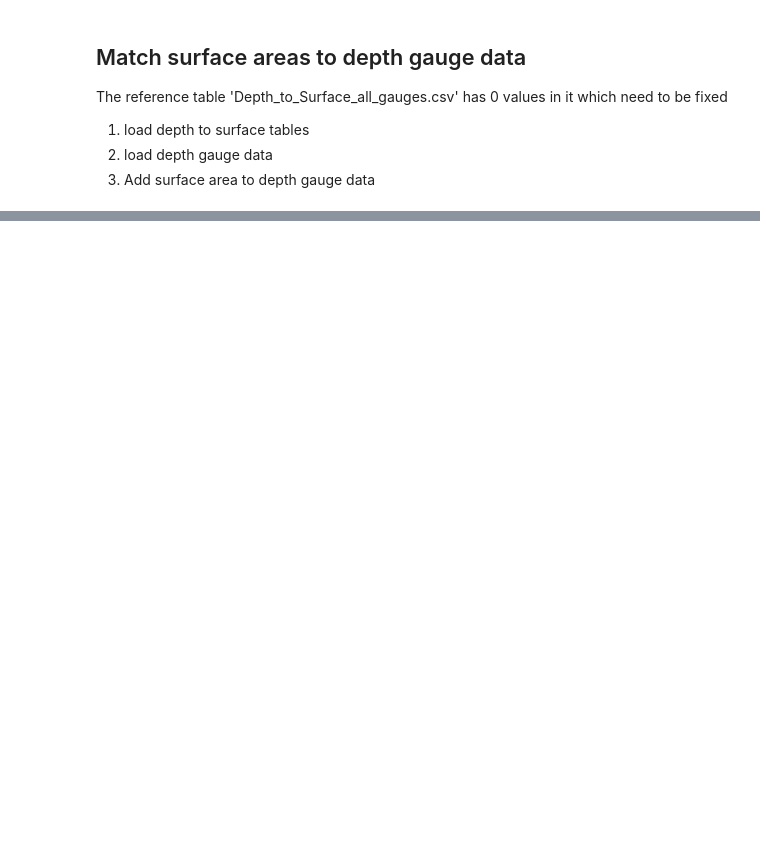
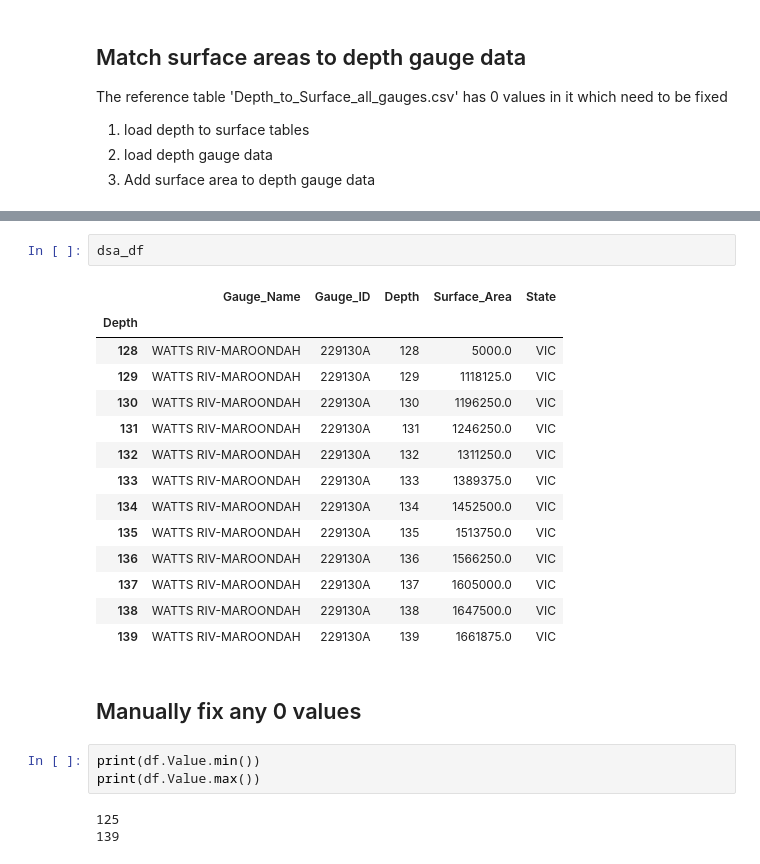
Before and after one commit to anchor228/Reservoirs_project, a Jupyter notebook: Surface_Area_monthly.ipynb, the cells around one changed output, grey strips where cells are left out. Cells and saved outputs as stored; diff of their text form; blank space fills up the shorter version.

```diff
--- a/Surface_Area_monthly.ipynb
+++ b/Surface_Area_monthly.ipynb
@@ -79,0 +93,25 @@ df
+# %%
+dsa_df
+# %% [output]
+|  | Gauge_Name | Gauge_ID | Depth | Surface_Area | State |
+| Depth |  |  |  |  |  |
+| 128 | WATTS RIV-MAROONDAH | 229130A | 128 | 5000.0 | VIC |
+| 129 | WATTS RIV-MAROONDAH | 229130A | 129 | 1118125.0 | VIC |
+| 130 | WATTS RIV-MAROONDAH | 229130A | 130 | 1196250.0 | VIC |
+| 131 | WATTS RIV-MAROONDAH | 229130A | 131 | 1246250.0 | VIC |
+| 132 | WATTS RIV-MAROONDAH | 229130A | 132 | 1311250.0 | VIC |
+| 133 | WATTS RIV-MAROONDAH | 229130A | 133 | 1389375.0 | VIC |
+| 134 | WATTS RIV-MAROONDAH | 229130A | 134 | 1452500.0 | VIC |
+| 135 | WATTS RIV-MAROONDAH | 229130A | 135 | 1513750.0 | VIC |
+| 136 | WATTS RIV-MAROONDAH | 229130A | 136 | 1566250.0 | VIC |
+| 137 | WATTS RIV-MAROONDAH | 229130A | 137 | 1605000.0 | VIC |
+| 138 | WATTS RIV-MAROONDAH | 229130A | 138 | 1647500.0 | VIC |
+| 139 | WATTS RIV-MAROONDAH | 229130A | 139 | 1661875.0 | VIC |
+# %% [markdown]
+## Manually fix any 0 values
+# %%
+print(df.Value.min())
+print(df.Value.max())
+# %% [output]
+125
+139
```
Also changed, not shown: parts of 8 cells of this notebook, 5 other files.
